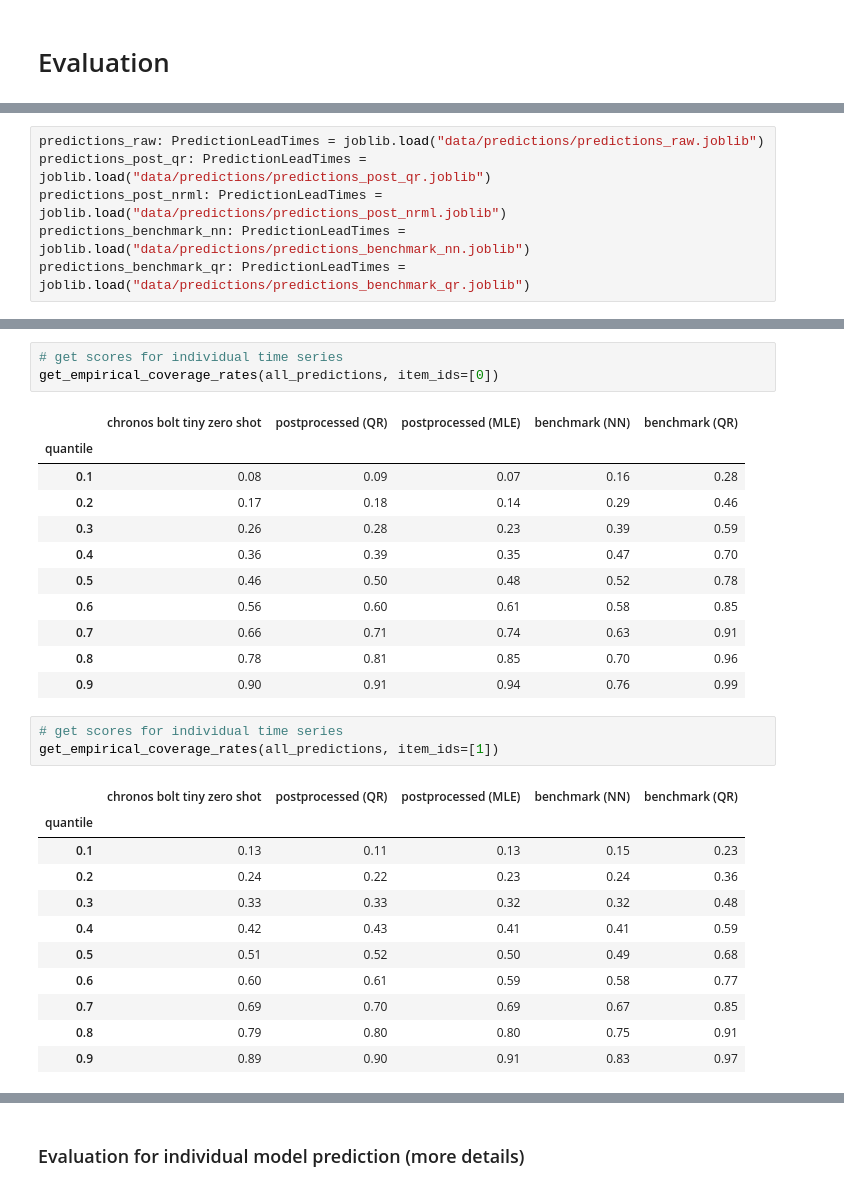
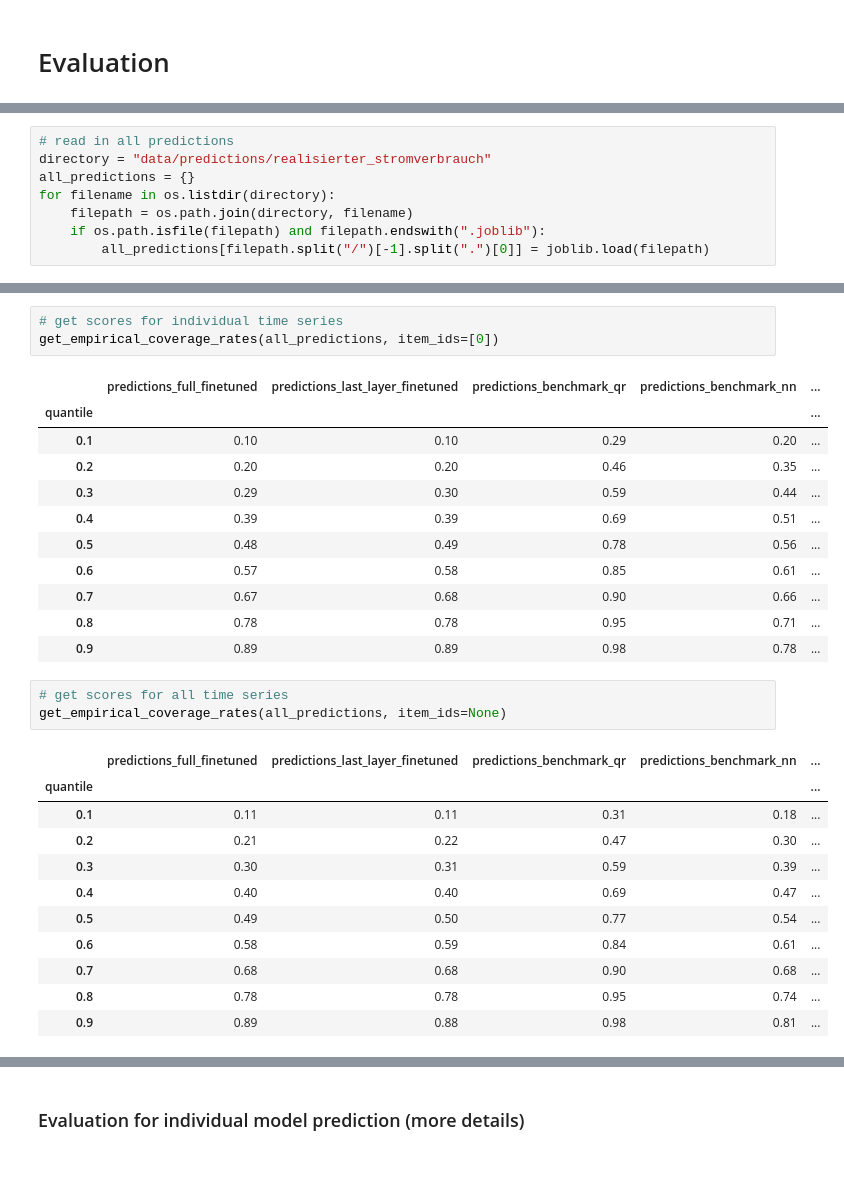
Before and after one commit to LouisSko/master-thesis, a Jupyter notebook: notebook.ipynb, the cells around one changed output, grey strips where cells are left out. Saved outputs shown, nothing was run; the diff lists cells and outputs as text.

```diff
--- a/notebook.ipynb
+++ b/notebook.ipynb
@@ -368,6 +432,0 @@ from src.core.timeseries import get_quantile_scores, get_crps_scores, get_empiri
-# %%
-predictions_raw: PredictionLeadTimes = joblib.load("data/predictions/predictions_raw.joblib")
-predictions_post_qr: PredictionLeadTimes = joblib.load("data/predictions/predictions_post_qr.joblib")
-predictions_post_nrml: PredictionLeadTimes = joblib.load("data/predictions/predictions_post_nrml.joblib")
-predictions_benchmark_nn: PredictionLeadTimes = joblib.load("data/predictions/predictions_benchmark_nn.joblib")
-predictions_benchmark_qr: PredictionLeadTimes = joblib.load("data/predictions/predictions_benchmark_qr.joblib")
@@ -416,3 +433,11 @@ d.index.name = "quantile"
+# %%
+# read in all predictions
+directory = "data/predictions/realisierter_stromverbrauch"
+all_predictions = {}
+for filename in os.listdir(directory):
+    filepath = os.path.join(directory, filename)
+    if os.path.isfile(filepath) and filepath.endswith(".joblib"):
+        all_predictions[filepath.split("/")[-1].split(".")[0]] = joblib.load(filepath)
 # %%
 # averaged score across all time series
 get_quantile_scores(all_predictions, lead_times=None, item_ids=None)
@@ -481,32 +490,32 @@ get_quantile_scores(all_predictions, item_ids=None)
 # get scores for individual time series
 get_empirical_coverage_rates(all_predictions, item_ids=[0])
 # %% [output]
-|  | chronos bolt tiny zero shot | postprocessed (QR) | postprocessed (MLE) | benchmark (NN) | benchmark (QR) |
-| quantile |  |  |  |  |  |
-| 0.1 | 0.08 | 0.09 | 0.07 | 0.16 | 0.28 |
-| 0.2 | 0.17 | 0.18 | 0.14 | 0.29 | 0.46 |
-| 0.3 | 0.26 | 0.28 | 0.23 | 0.39 | 0.59 |
-| 0.4 | 0.36 | 0.39 | 0.35 | 0.47 | 0.70 |
-| 0.5 | 0.46 | 0.50 | 0.48 | 0.52 | 0.78 |
-| 0.6 | 0.56 | 0.60 | 0.61 | 0.58 | 0.85 |
-| 0.7 | 0.66 | 0.71 | 0.74 | 0.63 | 0.91 |
-| 0.8 | 0.78 | 0.81 | 0.85 | 0.70 | 0.96 |
-| 0.9 | 0.90 | 0.91 | 0.94 | 0.76 | 0.99 |
+|  | predictions_full_finetuned | predictions_last_layer_finetuned | predictions_benchmark_qr | predictions_benchmark_nn | ... |
+| quantile |  |  |  |  | ... |
+| 0.1 | 0.10 | 0.10 | 0.29 | 0.20 | ... |
+| 0.2 | 0.20 | 0.20 | 0.46 | 0.35 | ... |
+| 0.3 | 0.29 | 0.30 | 0.59 | 0.44 | ... |
+| 0.4 | 0.39 | 0.39 | 0.69 | 0.51 | ... |
+| 0.5 | 0.48 | 0.49 | 0.78 | 0.56 | ... |
+| 0.6 | 0.57 | 0.58 | 0.85 | 0.61 | ... |
+| 0.7 | 0.67 | 0.68 | 0.90 | 0.66 | ... |
+| 0.8 | 0.78 | 0.78 | 0.95 | 0.71 | ... |
+| 0.9 | 0.89 | 0.89 | 0.98 | 0.78 | ... |
 # %%
-# get scores for individual time series
-get_empirical_coverage_rates(all_predictions, item_ids=[1])
+# get scores for all time series
+get_empirical_coverage_rates(all_predictions, item_ids=None)
 # %% [output]
-|  | chronos bolt tiny zero shot | postprocessed (QR) | postprocessed (MLE) | benchmark (NN) | benchmark (QR) |
-| quantile |  |  |  |  |  |
-| 0.1 | 0.13 | 0.11 | 0.13 | 0.15 | 0.23 |
-| 0.2 | 0.24 | 0.22 | 0.23 | 0.24 | 0.36 |
-| 0.3 | 0.33 | 0.33 | 0.32 | 0.32 | 0.48 |
-| 0.4 | 0.42 | 0.43 | 0.41 | 0.41 | 0.59 |
-| 0.5 | 0.51 | 0.52 | 0.50 | 0.49 | 0.68 |
-| 0.6 | 0.60 | 0.61 | 0.59 | 0.58 | 0.77 |
-| 0.7 | 0.69 | 0.70 | 0.69 | 0.67 | 0.85 |
-| 0.8 | 0.79 | 0.80 | 0.80 | 0.75 | 0.91 |
-| 0.9 | 0.89 | 0.90 | 0.91 | 0.83 | 0.97 |
+|  | predictions_full_finetuned | predictions_last_layer_finetuned | predictions_benchmark_qr | predictions_benchmark_nn | ... |
+| quantile |  |  |  |  | ... |
+| 0.1 | 0.11 | 0.11 | 0.31 | 0.18 | ... |
+| 0.2 | 0.21 | 0.22 | 0.47 | 0.30 | ... |
+| 0.3 | 0.30 | 0.31 | 0.59 | 0.39 | ... |
+| 0.4 | 0.40 | 0.40 | 0.69 | 0.47 | ... |
+| 0.5 | 0.49 | 0.50 | 0.77 | 0.54 | ... |
+| 0.6 | 0.58 | 0.59 | 0.84 | 0.61 | ... |
+| 0.7 | 0.68 | 0.68 | 0.90 | 0.68 | ... |
+| 0.8 | 0.78 | 0.78 | 0.95 | 0.74 | ... |
+| 0.9 | 0.89 | 0.88 | 0.98 | 0.81 | ... |
 # %%
 get_crps_scores(all_predictions)
 # %% [output]
```
Also changed, not shown: parts of 68 cells of this notebook.
